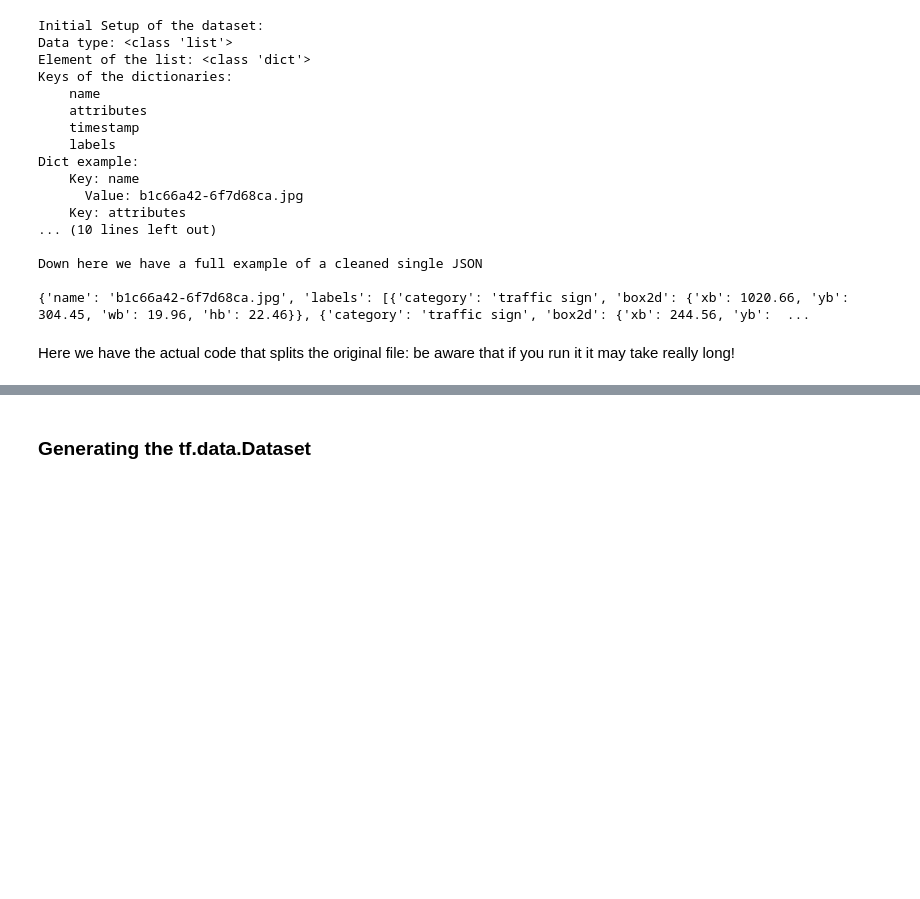
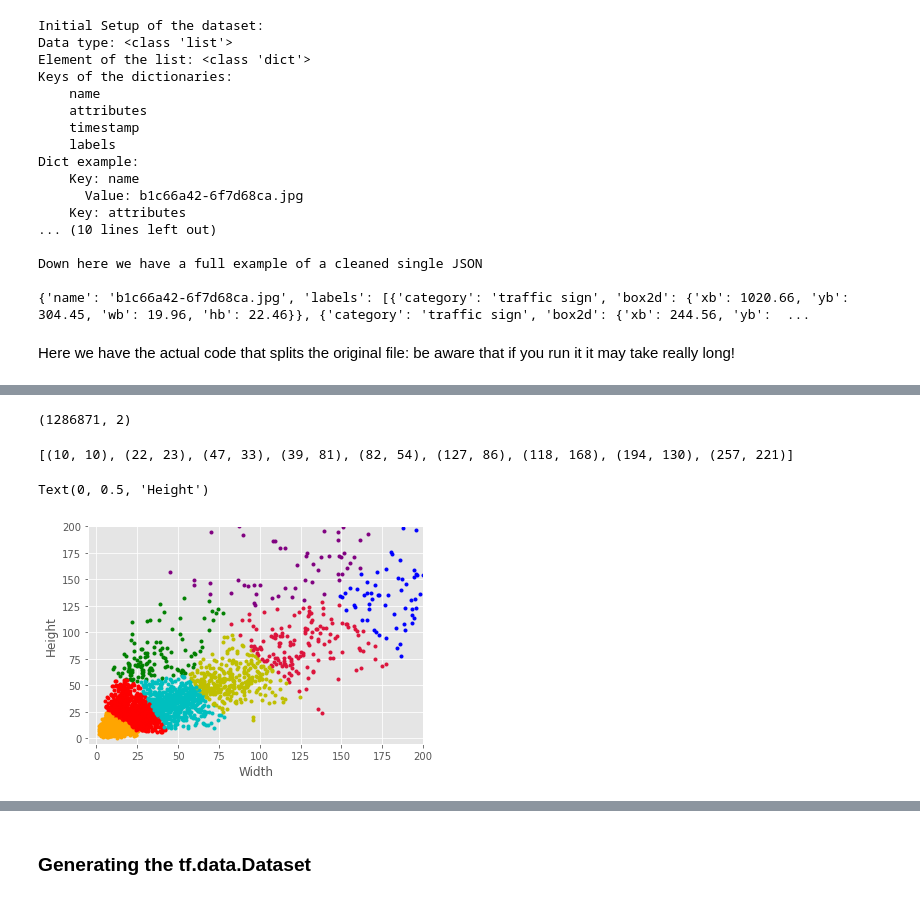
Before and after one commit to abcamiletto/customYOLOv3-deepdrive, a Jupyter notebook: data/Data_Preprocessing.ipynb, the cells around one changed output, grey strips where cells are left out. Saved outputs shown, nothing was run; the diff lists cells and outputs as text; code cells hidden in the pictures; blank space fills up the shorter version.

```diff
--- a/data/Data_Preprocessing.ipynb
+++ b/data/Data_Preprocessing.ipynb
@@ -180,0 +172,15 @@ img_width = 1280
+# %%
+data_train = json_parser(json_train_dir)
+data_train = json_cleaner(data_train)
+# %%
+pos_counter = 0
+bb_array =  []
+for item in data_train:
+    for obj in item['labels']:
+        bb_array.append([obj['box2d']['wb'],obj['box2d']['hb']])
+        pos_counter += 1
+
+bounding_boxes = np.array(bb_array)
+bounding_boxes.shape
+# %% [output]
+(1286871, 2)
@@ -180,0 +189,28 @@ img_width = 1280
+# %%
+kmeans = KMeans(n_clusters = 9)
+y_pred = kmeans.fit_predict(bounding_boxes)
+# %%
+anchors = np.around(kmeans.cluster_centers_).tolist()
+anchors = sorted(anchors, key = lambda x: x[0]*x[1])
+anchors = [(round(x[0]),round(x[1])) for x in anchors]
+print(anchors)
+# %% [output]
+[(10, 10), (22, 23), (47, 33), (39, 81), (82, 54), (127, 86), (118, 168), (194, 130), (257, 221)]
+# %%
+import matplotlib.pyplot as plt
+
+%matplotlib inline
+
+some_ones = bounding_boxes[::200]
+pred = y_pred[::200]
+colors = ['r','b','orange','purple','y','g', 'b', 'c', 'crimson']
+
+plt.style.use('ggplot')
+for idx, bb in enumerate(some_ones):
+    plt.plot(bb[0], bb[1], color = colors[pred[idx]], marker = '.')
+plt.axis([-5,200,-5,200])
+plt.xlabel('Width')
+plt.ylabel('Height')
+# %% [output]
+Text(0, 0.5, 'Height')
+[figure, added]
```
Also changed, not shown: parts of 25 cells of this notebook, 6 other files.
